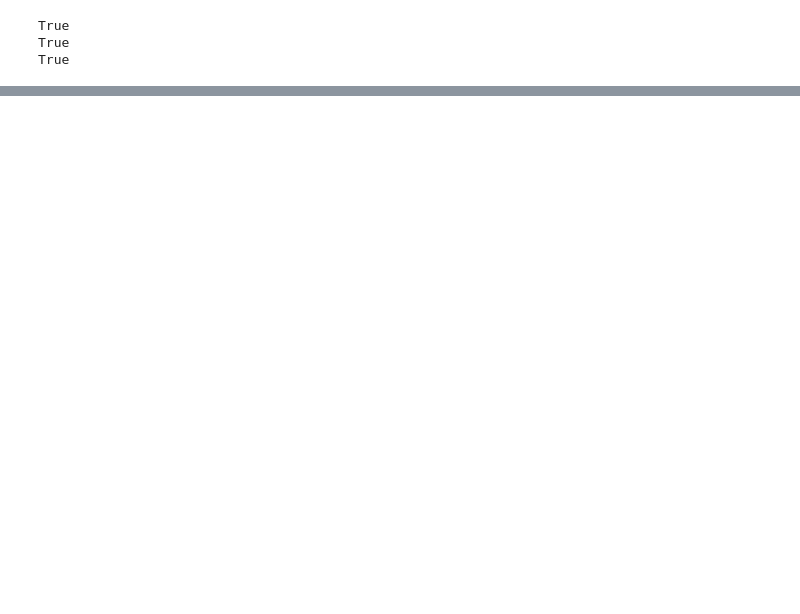
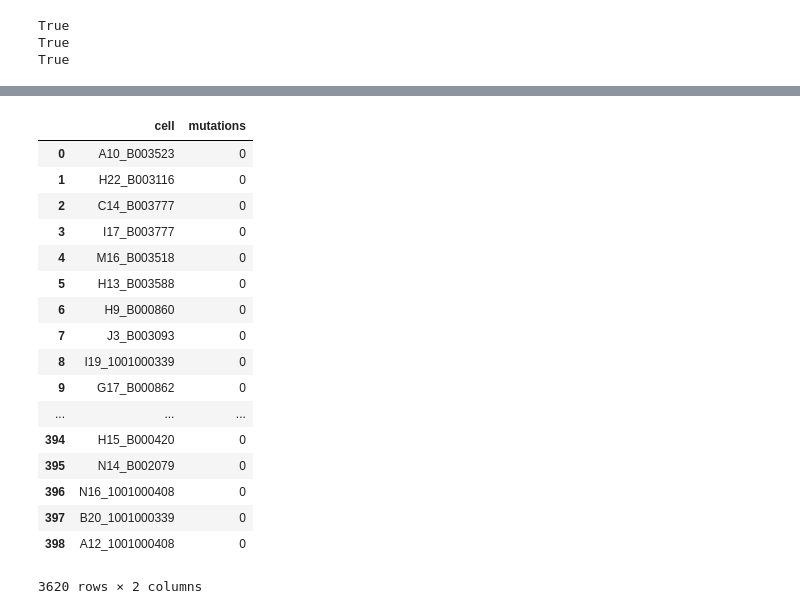
Before and after one commit to czbiohub/SNP_calling_pipeline, a Jupyter notebook: summaryTable/get_aa_hits_by_sample.ipynb, the cells around one changed output, grey strips where cells are left out. Saved outputs shown, nothing was run; the diff lists cells and outputs as text; code cells hidden in the pictures; blank space fills up the shorter version.

```diff
--- a/summaryTable/get_aa_hits_by_sample.ipynb
+++ b/summaryTable/get_aa_hits_by_sample.ipynb
@@ -179,0 +198,23 @@ False
+# %%
+braf_muts = pd.read_csv('/Users/lincoln.harris/Desktop/braf_AA_revised.csv', names=['cell', 'mutations'])
+braf_muts = char_strip(braf_muts)
+braf_muts
+# %% [output]
+|  | cell | mutations |
+| 0 | A10_B003523 | 0 |
+| 1 | H22_B003116 | 0 |
+| 2 | C14_B003777 | 0 |
+| 3 | I17_B003777 | 0 |
+| 4 | M16_B003518 | 0 |
+| 5 | H13_B003588 | 0 |
+| 6 | H9_B000860 | 0 |
+| 7 | J3_B003093 | 0 |
+| 8 | I19_1001000339 | 0 |
+| 9 | G17_B000862 | 0 |
+| ... | ... | ... |
+| 394 | H15_B000420 | 0 |
+| 395 | N14_B002079 | 0 |
+| 396 | N16_1001000408 | 0 |
+| 397 | B20_1001000339 | 0 |
+| 398 | A12_1001000408 | 0 |
+3620 rows × 2 columns
```
Also changed, not shown: parts of 16 cells of this notebook, 4 other files.
